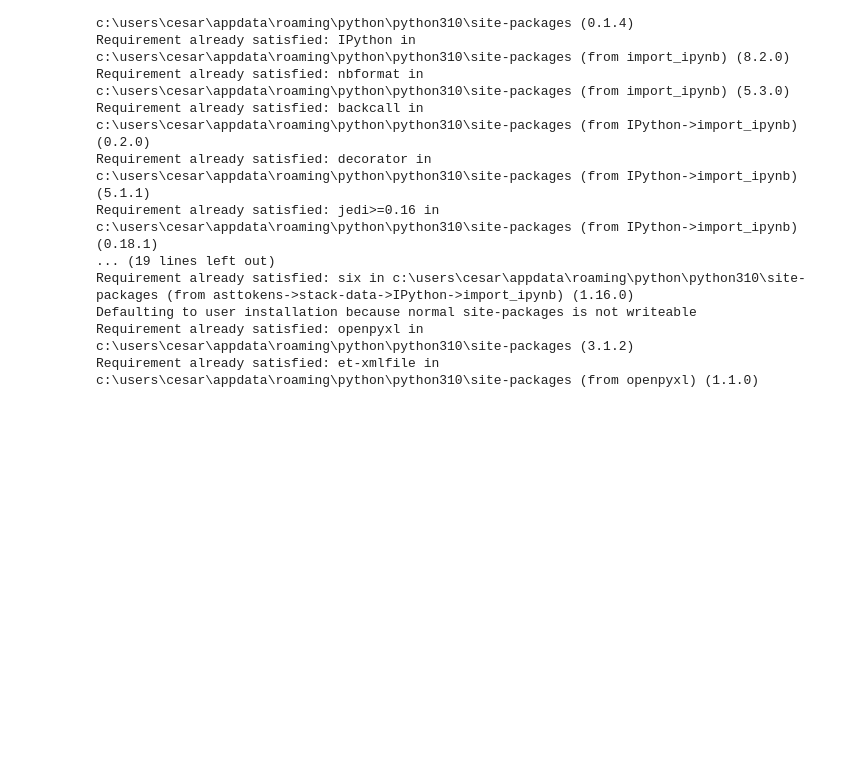
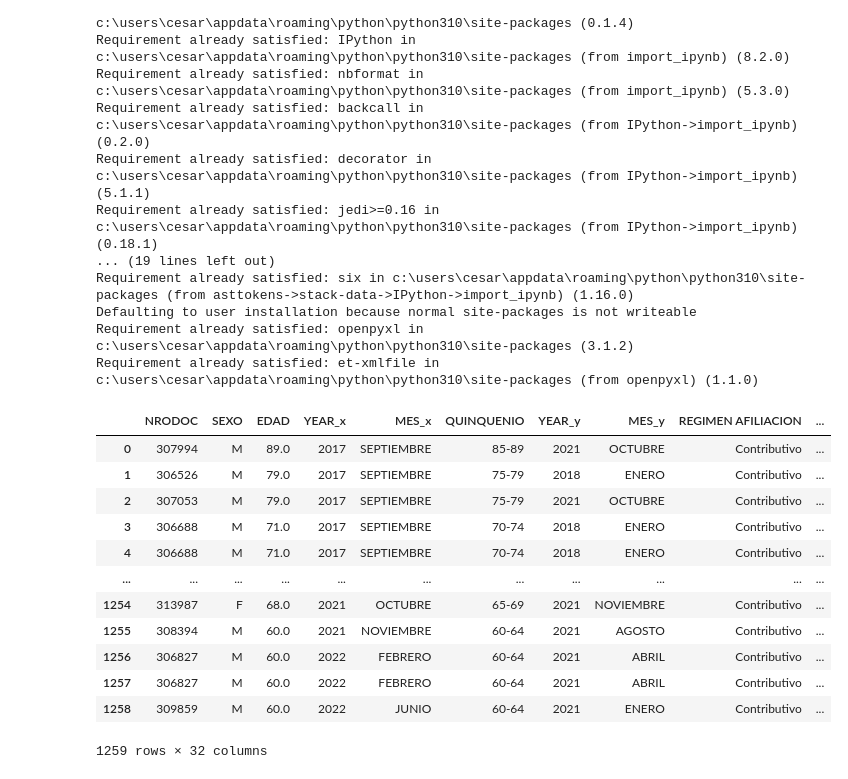
Before and after one commit to veronica1908/SALUD_E3_AIII, a Jupyter notebook: b_modelo.ipynb, the cells around one changed output. Drawn from its saved outputs; the diff is of its cells as text; code cells hidden in the pictures; blank space fills up the shorter version.

```diff
--- a/b_modelo.ipynb
+++ b/b_modelo.ipynb
@@ -65,5 +68,19 @@ import joblib  ### para guardar modelos
 import openpyxl
 # %%
 #Importamos la base de datos
-df_final2 = pd.read_csv('https://raw.githubusercontent.com/veronica1908/RH_Entrega1/main/dfdataN.csv', sep=',')
-df2016
+df_final2 = pd.read_csv('https://raw.githubusercontent.com/veronica1908/SALUD_E3_AIII/main/df_final.csv', sep=',')
+df_final2
+# %% [output]
+|  | NRODOC | SEXO | EDAD | YEAR_x | MES_x | QUINQUENIO | YEAR_y | MES_y | REGIMEN AFILIACION | ... |
+| 0 | 307994 | M | 89.0 | 2017 | SEPTIEMBRE | 85-89 | 2021 | OCTUBRE | Contributivo | ... |
+| 1 | 306526 | M | 79.0 | 2017 | SEPTIEMBRE | 75-79 | 2018 | ENERO | Contributivo | ... |
+| 2 | 307053 | M | 79.0 | 2017 | SEPTIEMBRE | 75-79 | 2021 | OCTUBRE | Contributivo | ... |
+| 3 | 306688 | M | 71.0 | 2017 | SEPTIEMBRE | 70-74 | 2018 | ENERO | Contributivo | ... |
+| 4 | 306688 | M | 71.0 | 2017 | SEPTIEMBRE | 70-74 | 2018 | ENERO | Contributivo | ... |
+| ... | ... | ... | ... | ... | ... | ... | ... | ... | ... | ... |
+| 1254 | 313987 | F | 68.0 | 2021 | OCTUBRE | 65-69 | 2021 | NOVIEMBRE | Contributivo | ... |
+| 1255 | 308394 | M | 60.0 | 2021 | NOVIEMBRE | 60-64 | 2021 | AGOSTO | Contributivo | ... |
+| 1256 | 306827 | M | 60.0 | 2022 | FEBRERO | 60-64 | 2021 | ABRIL | Contributivo | ... |
+| 1257 | 306827 | M | 60.0 | 2022 | FEBRERO | 60-64 | 2021 | ABRIL | Contributivo | ... |
+| 1258 | 309859 | M | 60.0 | 2022 | JUNIO | 60-64 | 2021 | ENERO | Contributivo | ... |
+1259 rows × 32 columns
```
Also changed, not shown: parts of 14 cells of this notebook.
